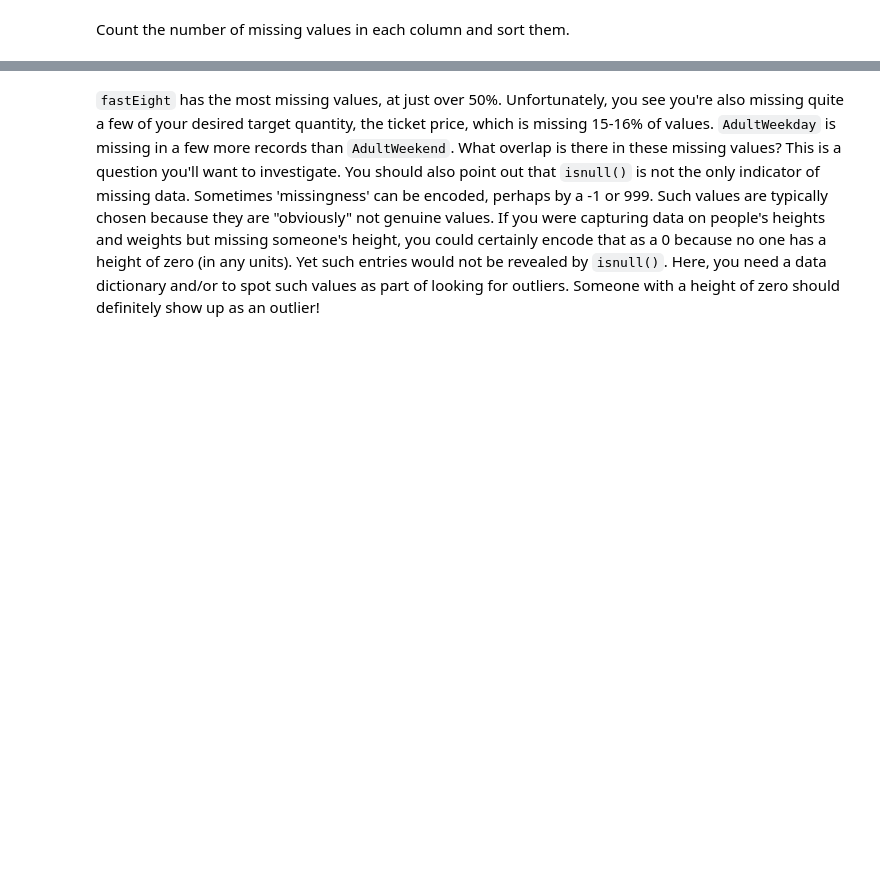
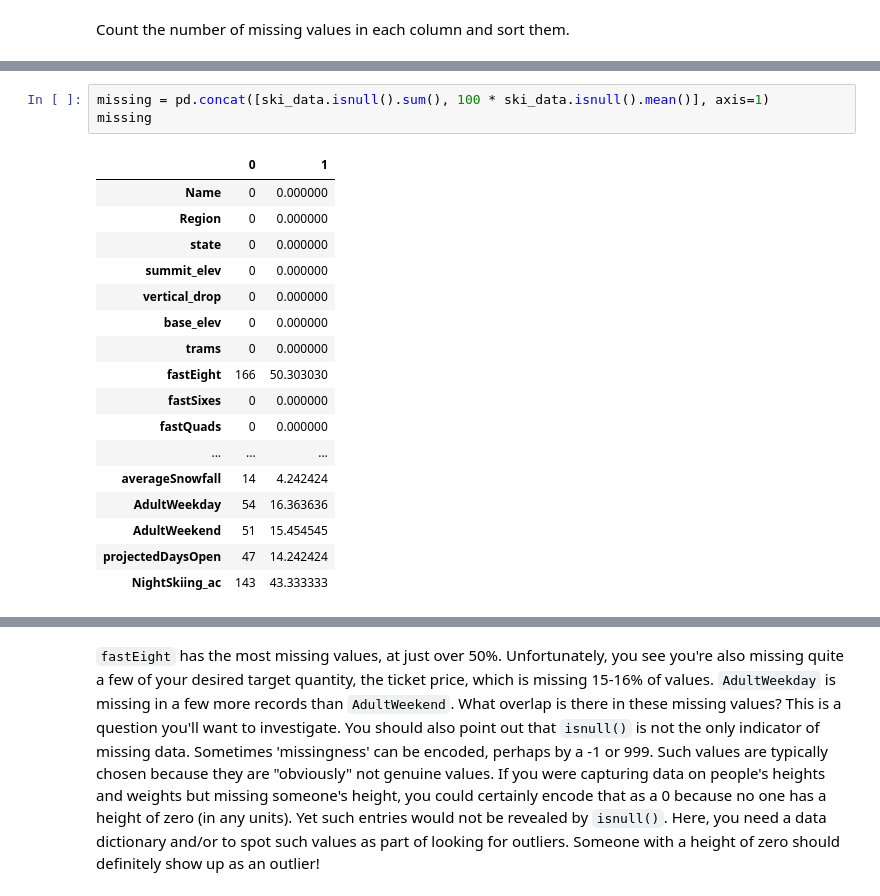
Before and after one commit to sabheen9/DataScienceGuidedCapstone, a Jupyter notebook: Notebooks/02_data_wrangling.ipynb, the cells around one changed output, grey strips where cells are left out. Saved outputs shown, nothing was run; the diff lists cells and outputs as text; blank space fills up the shorter version.

```diff
--- a/Notebooks/02_data_wrangling.ipynb
+++ b/Notebooks/02_data_wrangling.ipynb
@@ -129,3 +216,24 @@ Count the number of missing values in each column and sort them.
+# %%
+missing = pd.concat([ski_data.isnull().sum(), 100 * ski_data.isnull().mean()], axis=1)
+missing
+# %% [output]
+|  | 0 | 1 |
+| Name | 0 | 0.000000 |
+| Region | 0 | 0.000000 |
+| state | 0 | 0.000000 |
+| summit_elev | 0 | 0.000000 |
+| vertical_drop | 0 | 0.000000 |
+| base_elev | 0 | 0.000000 |
+| trams | 0 | 0.000000 |
+| fastEight | 166 | 50.303030 |
+| fastSixes | 0 | 0.000000 |
+| fastQuads | 0 | 0.000000 |
+| ... | ... | ... |
+| averageSnowfall | 14 | 4.242424 |
+| AdultWeekday | 54 | 16.363636 |
+| AdultWeekend | 51 | 15.454545 |
+| projectedDaysOpen | 47 | 14.242424 |
+| NightSkiing_ac | 143 | 43.333333 |
 # %%
 #Code task 5#
 #Count (using `.sum()`) the number of missing values (`.isnull()`) in each column of
```
Also changed, not shown: parts of 6 cells of this notebook.
